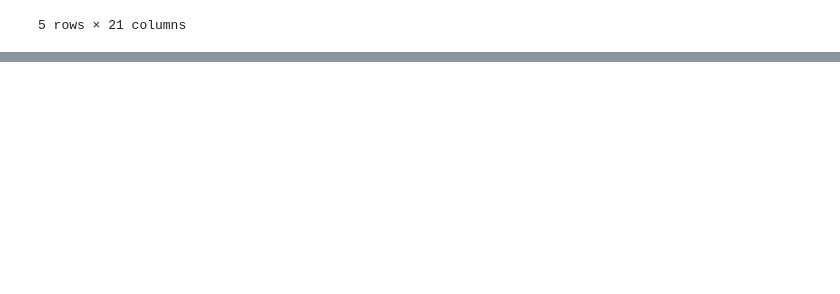
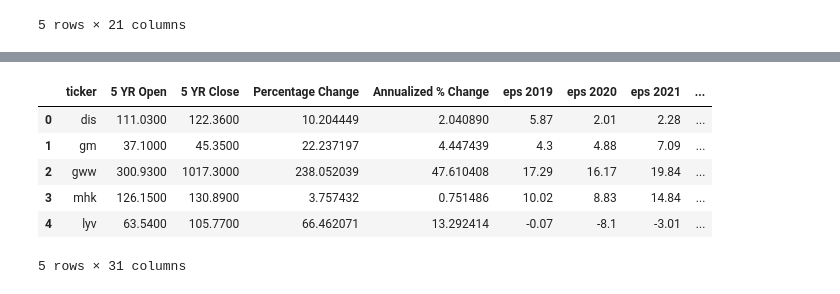
Before and after one commit to r-swift/Group-4-Project-1, a Jupyter notebook: data_clean.ipynb, the cells around one changed output, grey strips where cells are left out. Drawn from its saved outputs; the diff is of its cells as text; code cells hidden in the pictures; blank space fills up the shorter version.

Commit message:
data_clean.ipynb w/ output to csv file

```diff
--- a/data_clean.ipynb
+++ b/data_clean.ipynb
@@ -44,7 +80,7 @@ esg_data.nunique()
 # %%
 #ticker "cop" example trial of API pull, using TIME_SERIES_MONTHLY
 api_key = alpha_api_key
-url = https://www.alphavantage.co/query?function=TIME_SERIES_MONTHLY&symbol=cop&month=2019-1&outputsize=full&apikey=SU7P624CW7MEDZWK
+url = "https://www.alphavantage.co/query?function=TIME_SERIES_MONTHLY&symbol=cop&apikey=SU7P624CW7MEDZWK"
 
 stock_info_return = requests.get(url)
 data = stock_info_return.json()
@@ -54,14 +108,14 @@ data
 # Set base URL and parameters
 url = "https://www.alphavantage.co/query?"
 function = "TIME_SERIES_MONTHLY"
-start_date = "2019-1"
-output_size = "full"
+#interval = "60min"
+#start_month = "2019-3"
+#output_size = "full"
 api_key = alpha_api_key
 
 percent_change_data = []
 
-esg_ticker_series = ['cop', 'ibm']
-#esg_data['ticker']
+esg_ticker_series = esg_data['ticker']
 
 
 
@@ -73,13 +127,13 @@ not_found = 0
 
 for stock in esg_ticker_series:
 
-    percent_url = f"{url}function={function}&symbol={stock}&month={start_date}&outputsize={output_size}&apikey={api_key}"
-    print(percent_url)
+
     try:
-        percent_info_return = requests.get(url)
+        percent_url = f'{url}function={function}&symbol={stock}&apikey={api_key}'
+        percent_info_return = requests.get(percent_url)
         data = percent_info_return.json()
-        five_yr_start = data['Monthly Time Series']['2019-01-31']['4. close']
-        five_yr_end = data['Monthly Time Series']['2024-01-31']['4. close']
+        five_yr_start = data['Monthly Time Series']['2019-03-29']['4. close']
+        five_yr_end = data['Monthly Time Series']['2024-03-28']['4. close']
         perc_change = (((float(five_yr_end))-(float(five_yr_start)))/(float(five_yr_start)))*100
         annual_change = ((((float(five_yr_end))-(float(five_yr_start)))/(float(five_yr_start)))*100)/5
 
@@ -154,12 +231,15 @@ api_key = alpha_api_key
 print("Beginning Data Retrieval     ")
 print("-----------------------------")
 
+found_count = 0
+not_found = 0
+
 for stock in esg_stock_list:
 
-    url = f'https://www.alphavantage.co/query?function={function}&symbol={stock}&apikey={api_key}'
+    eps_url = f'https://www.alphavantage.co/query?function={function}&symbol={stock}&apikey={api_key}'
 
     try:
-        eps_info_return = requests.get(url)
+        eps_info_return = requests.get(eps_url)
         data = eps_info_return.json()
         eps_2023 = data['annualEarnings'][1]['reportedEPS']
         eps_2022 = data['annualEarnings'][2]['reportedEPS']
@@ -209,6 +363,14 @@ esg_merge_1.head()
 # %%
-Final Merge
+#Final Merge
 
-esg_complete = pd.merge(esg_merge_1, esg_data, how="left", on=["ticker", "ticker"])
-esg_merge_2.head()
+final_merge = pd.merge(esg_merge_1, esg_data, how="left", on=["ticker", "ticker"])
+final_merge.head()
+# %% [output]
+|  | ticker | 5 YR Open | 5 YR Close | Percentage Change | Annualized % Change | eps 2019 | eps 2020 | eps 2021 | ... |
+| 0 | dis | 111.0300 | 122.3600 | 10.204449 | 2.040890 | 5.87 | 2.01 | 2.28 | ... |
+| 1 | gm | 37.1000 | 45.3500 | 22.237197 | 4.447439 | 4.3 | 4.88 | 7.09 | ... |
+| 2 | gww | 300.9300 | 1017.3000 | 238.052039 | 47.610408 | 17.29 | 16.17 | 19.84 | ... |
+| 3 | mhk | 126.1500 | 130.8900 | 3.757432 | 0.751486 | 10.02 | 8.83 | 14.84 | ... |
+| 4 | lyv | 63.5400 | 105.7700 | 66.462071 | 13.292414 | -0.07 | -8.1 | -3.01 | ... |
+5 rows × 31 columns
 # %%
```
Also changed, not shown: parts of 13 cells of this notebook, 1 other file.
